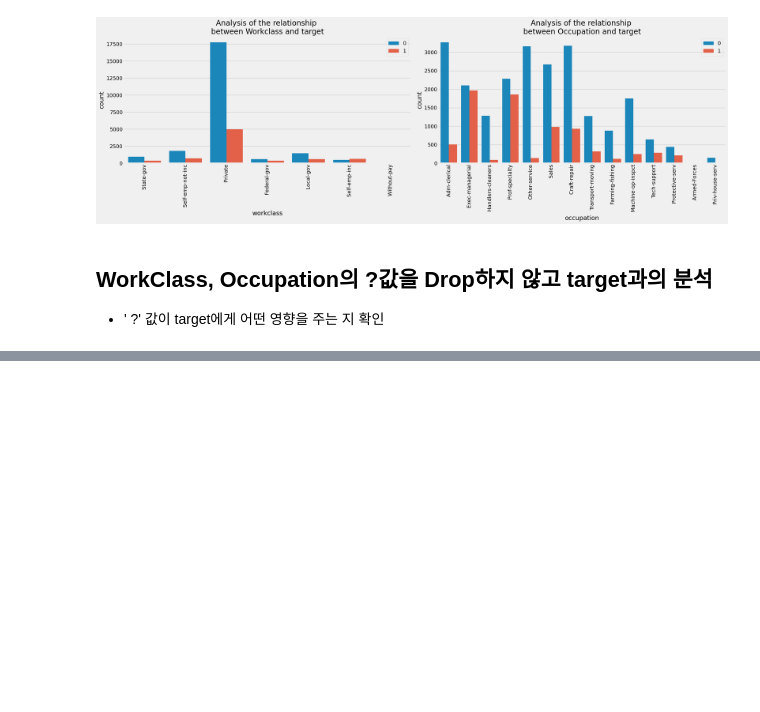
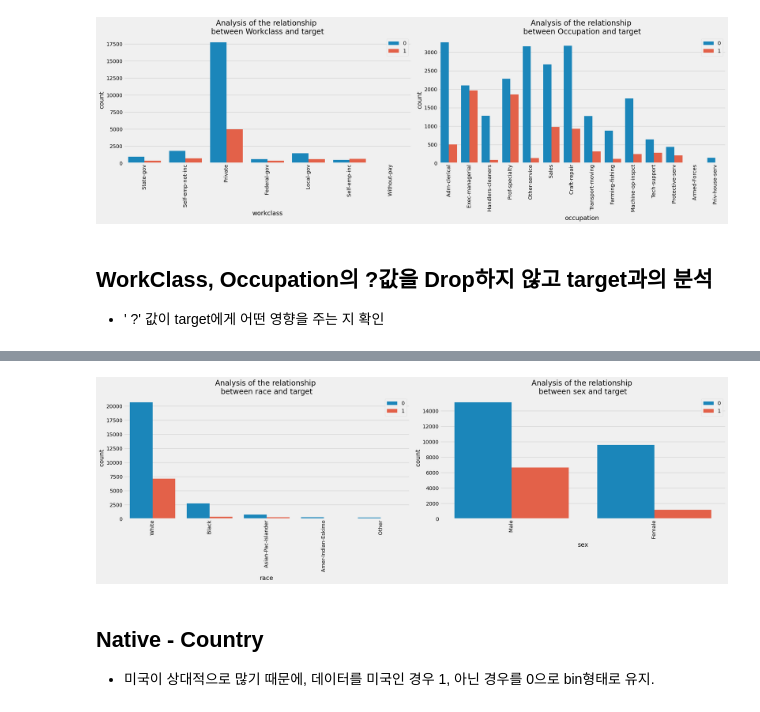
Before and after one commit to Seungminin/DS_TeamProject, a Jupyter notebook: DataCheck/DataPreprocessing.ipynb, the cells around one changed output, grey strips where cells are left out. Cells and saved outputs as stored; diff of their text form; code cells hidden in the pictures; blank space fills up the shorter version.

```diff
--- a/DataCheck/DataPreprocessing.ipynb
+++ b/DataCheck/DataPreprocessing.ipynb
@@ -388,0 +523,24 @@ plt.show()
+# %%
+fig, ax = plt.subplots(1, 2, figsize=(24,8))
+# race와 target의 관계 분석
+sns.countplot(data=train_data, x='race', hue='income', ax=ax[0])
+ax[0].legend(loc = 'upper right')
+ax[0].tick_params(axis='x', labelrotation=90) #말이 길기 때문에 90도 회전을 한다.
+ax[0].set_title("Analysis of the relationship \nbetween race and target")
+
+# sex target의 관계 분석
+sns.countplot(data=train_data, x='sex', hue='income', ax=ax[1])
+ax[1].legend(loc = 'upper right')
+ax[1].set_title("Analysis of the relationship \nbetween sex and target")
+ax[1].tick_params(axis='x', labelrotation=90)
+
+plt.tight_layout()
+plt.show()
+
+#데이터의 count비율을 볼 때 sex와, race는 큰 의미가 없는 것으로 보인다. target 0과 1의 데이터도 2 : 1의 비율
+#한가지 중요한 점은 female일 때 target 1이 남성의 비해 2:1이 아닌 점 남자가 훨씬 많다는 점이다.
+# %% [output]
+[figure, added]
+# %% [markdown]
+## Native - Country
+- 미국이 상대적으로 많기 때문에, 데이터를 미국인 경우 1, 아닌 경우를 0으로 bin형태로 유지.
```
Also changed, not shown: parts of 23 cells of this notebook, 1 other file.
